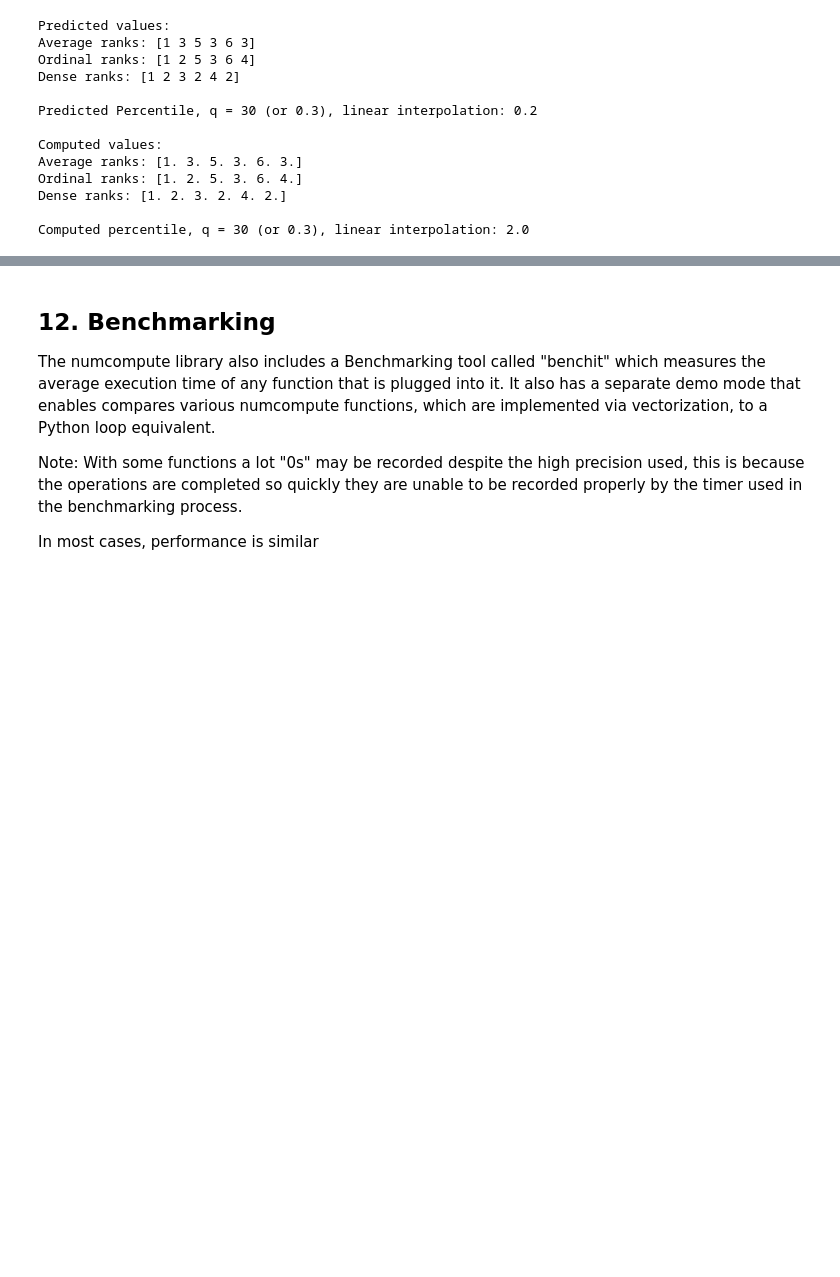
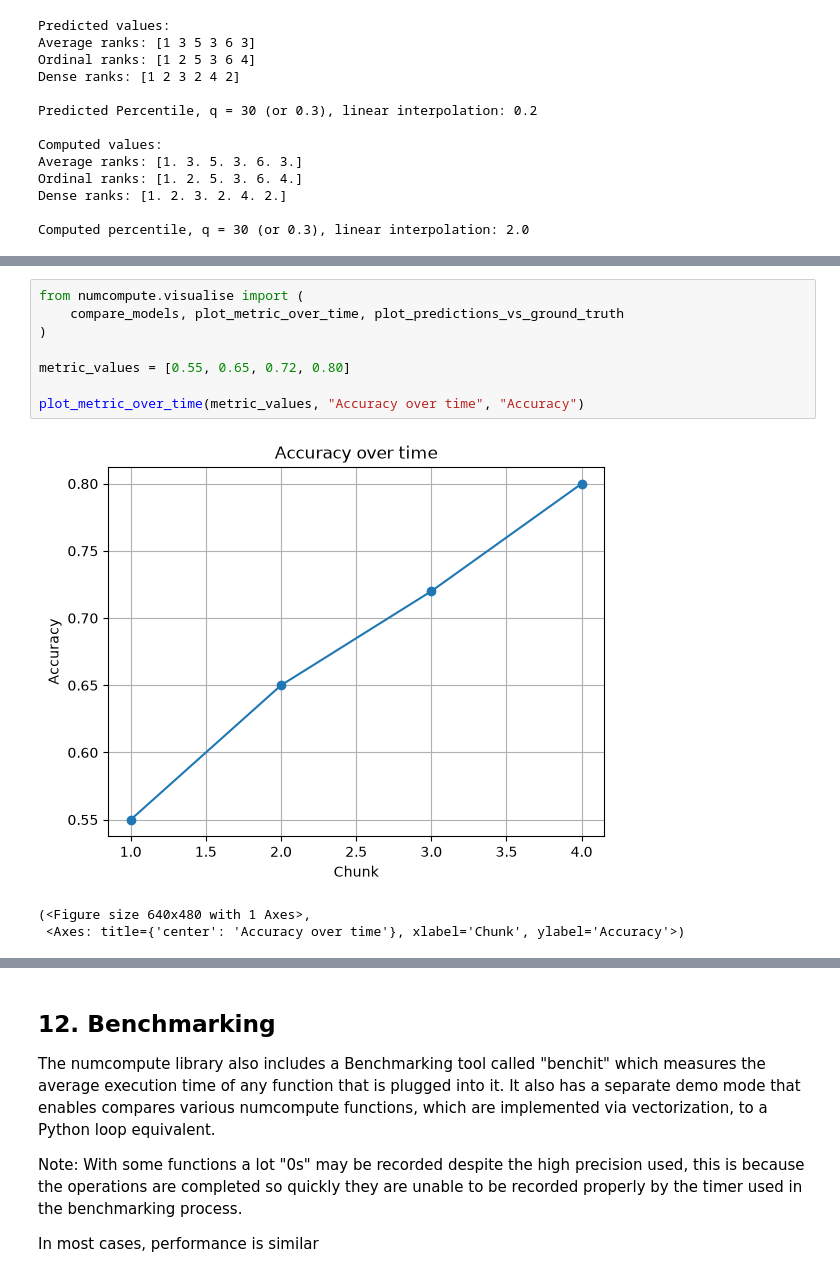
Before and after one commit to MohitnnM/NumCompute-A-High-Performance-Numpy-Toolkit, a Jupyter notebook: demo/quickstart.ipynb, the cells around one changed output, grey strips where cells are left out. Drawn from its saved outputs; the diff is of its cells as text; blank space fills up the shorter version.

```diff
--- a/demo/quickstart.ipynb
+++ b/demo/quickstart.ipynb
@@ -368,0 +529,12 @@ Computed percentile, q = 30 (or 0.3), linear interpolation: 2.0
+# %%
+from numcompute.visualise import (
+    compare_models, plot_metric_over_time, plot_predictions_vs_ground_truth
+)
+
+metric_values = [0.55, 0.65, 0.72, 0.80]
+
+plot_metric_over_time(metric_values, "Accuracy over time", "Accuracy")
+# %% [output]
+[figure, added]
+(<Figure size 640x480 with 1 Axes>,
+ <Axes: title={'center': 'Accuracy over time'}, xlabel='Chunk', ylabel='Accuracy'>)
```
Also changed, not shown: parts of 32 cells of this notebook, 30 other files.
